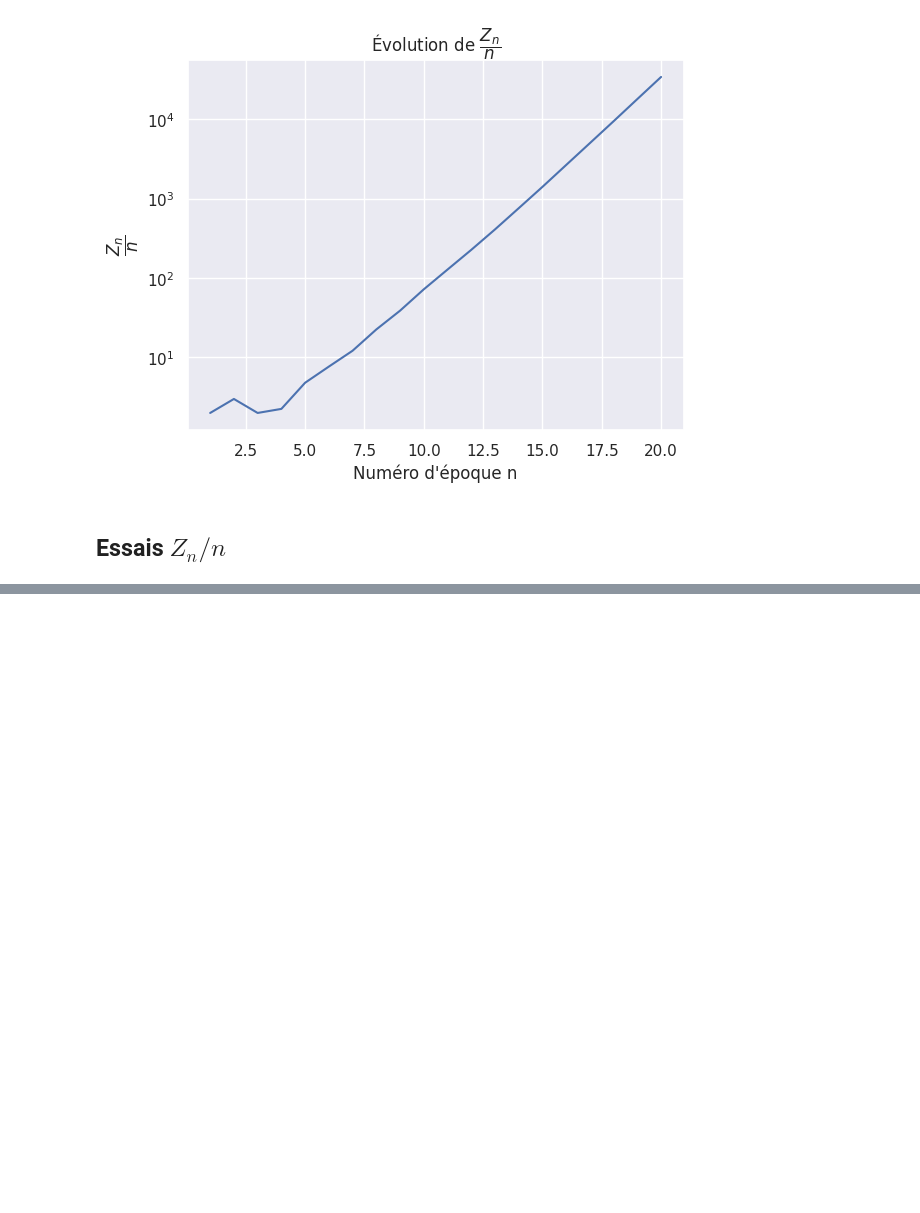
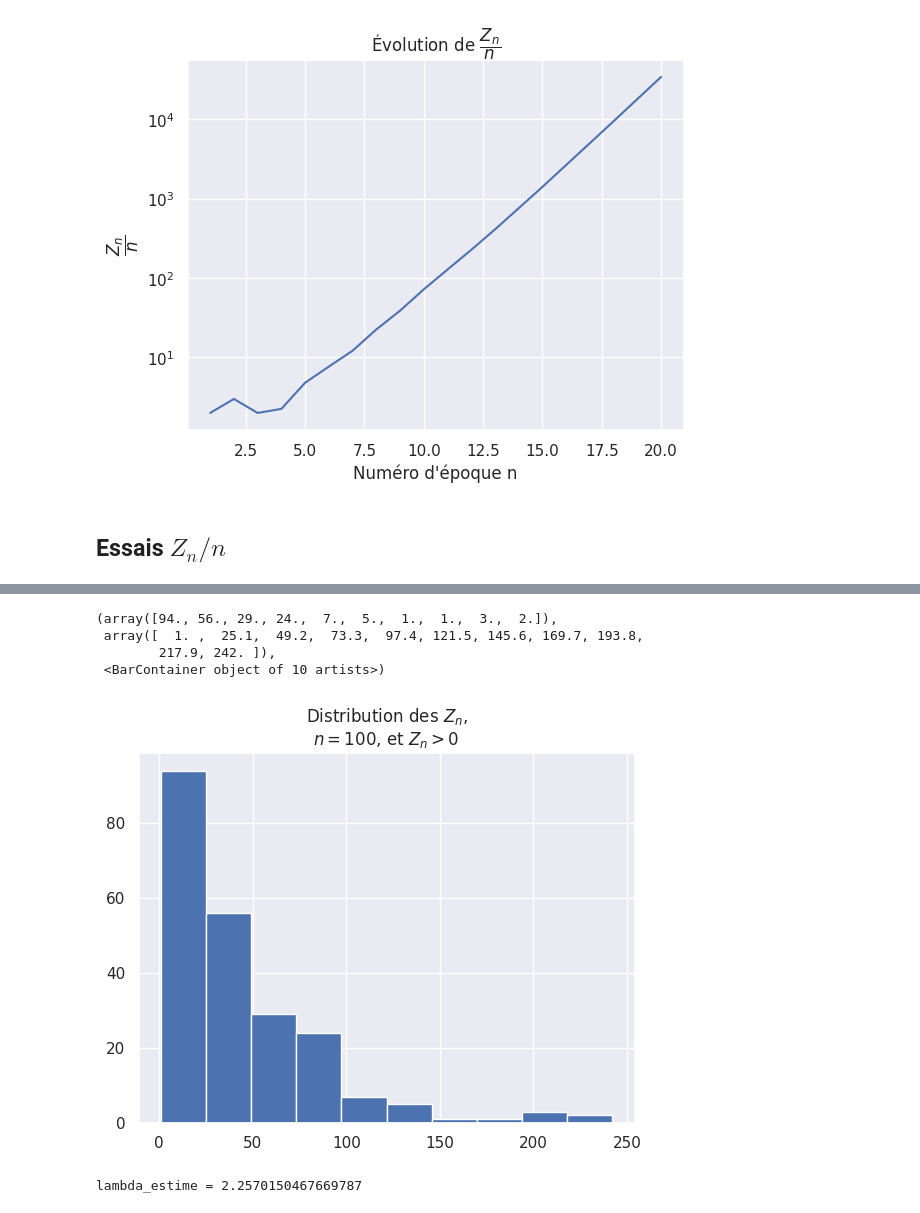
Before and after one commit to Ab2nour/epidemic-simulation, a Jupyter notebook: src/notebooks/galton-watson.ipynb, the cells around one changed output, grey strips where cells are left out. Cells and saved outputs as stored; diff of their text form; code cells hidden in the pictures; blank space fills up the shorter version.

```diff
--- a/src/notebooks/galton-watson.ipynb
+++ b/src/notebooks/galton-watson.ipynb
@@ -94,0 +98,16 @@ for i in range(nb_simulations):
+# %%
+zn_sup_zero = simulations[simulations > 0]
+# %%
+plt.title("Distribution des $Z_n$,\n$n = 100$, et $Z_n > 0$")
+plt.hist(zn_sup_zero)
+# %% [output]
+(array([94., 56., 29., 24.,  7.,  5.,  1.,  1.,  3.,  2.]),
+ array([  1. ,  25.1,  49.2,  73.3,  97.4, 121.5, 145.6, 169.7, 193.8,
+        217.9, 242. ]),
+ <BarContainer object of 10 artists>)
+[figure, added]
+# %%
+lambda_estime = 1.0 / np.mean(zn_sup_zero / nb_epoques)
+print(f"{lambda_estime = }")
+# %% [output]
+lambda_estime = 2.2570150467669787
```
Also changed, not shown: parts of 49 cells of this notebook, 2 other files.
